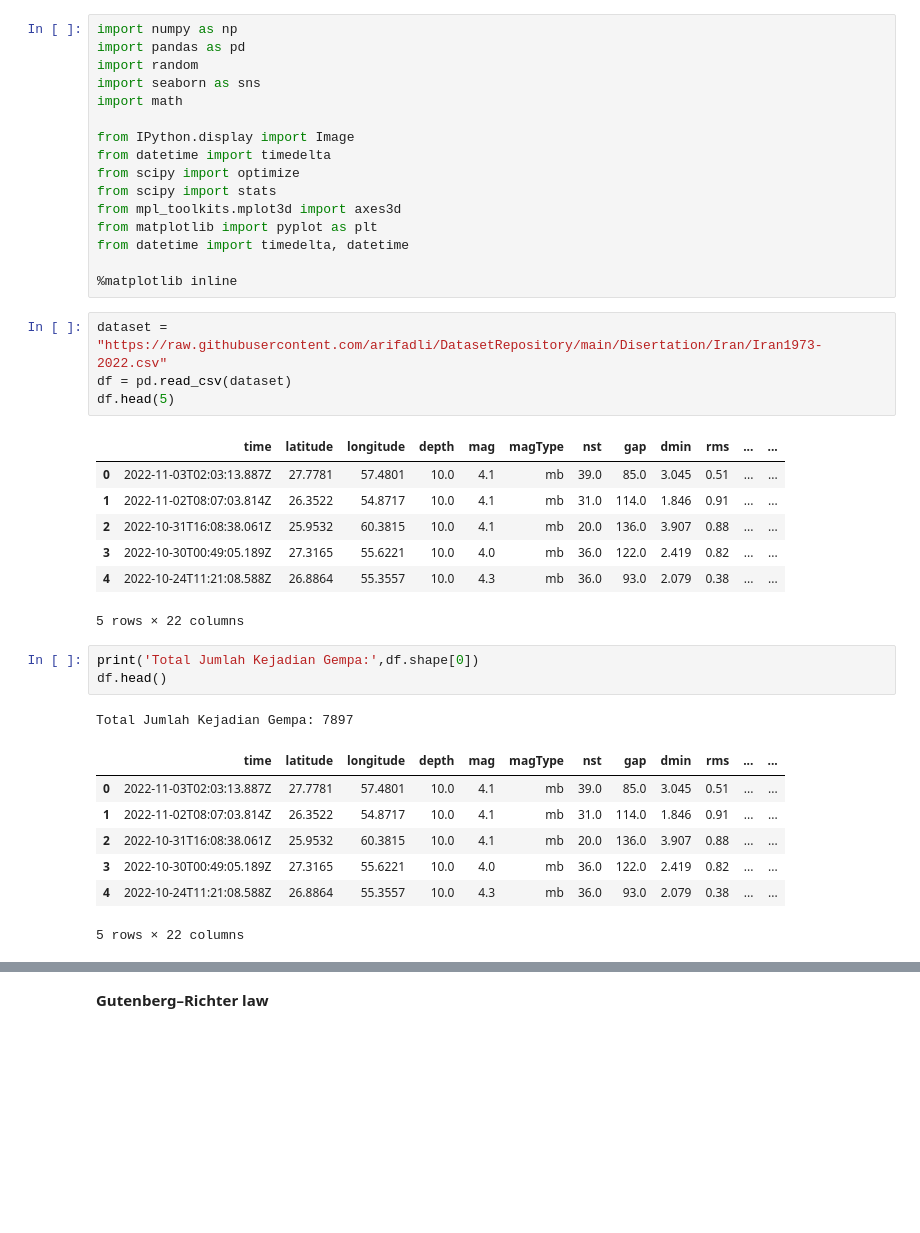
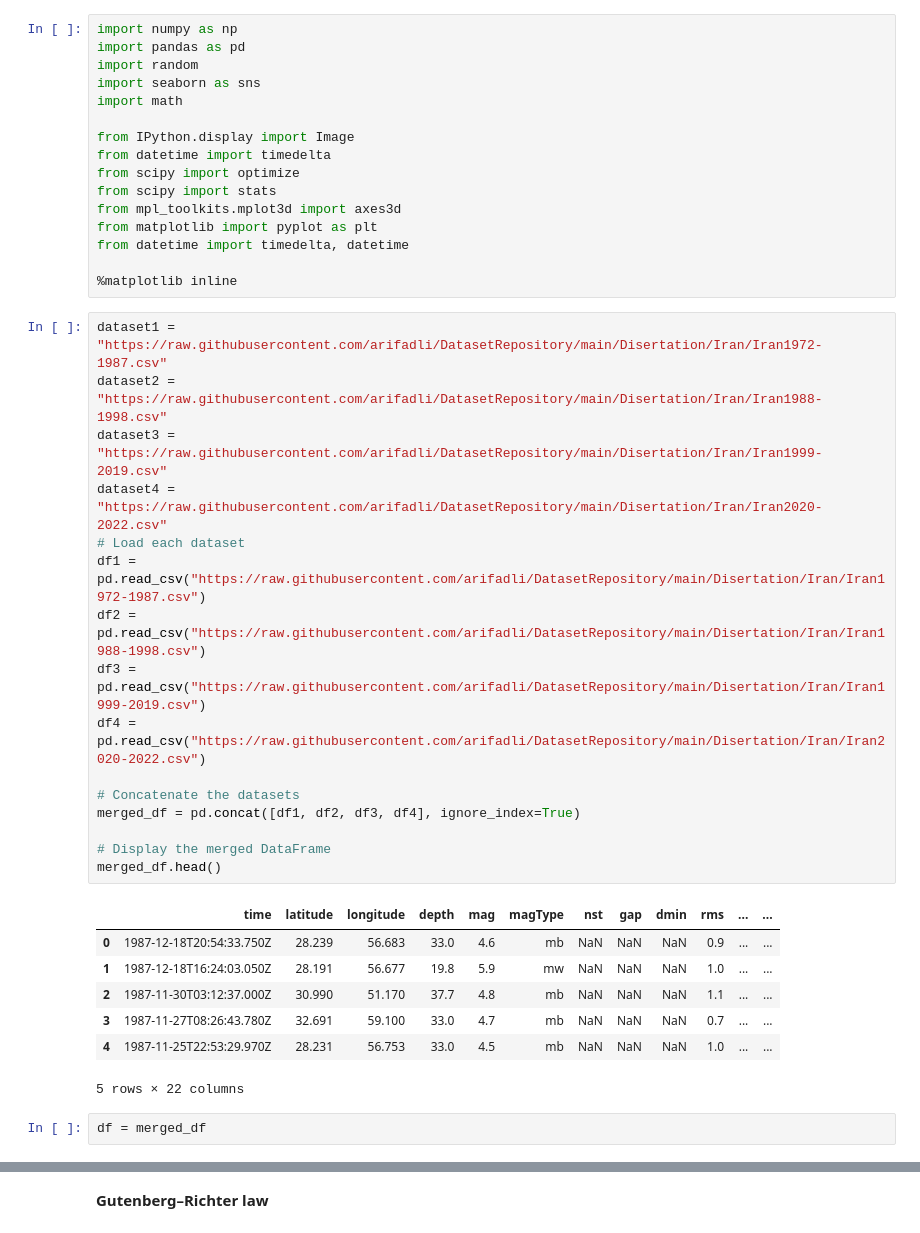
Before and after one commit to arifadli/Earthquake-Event-Analysis, a Jupyter notebook: Earthquake Research/Gutenberg Richter Law/Gutenberg Richter Law - Iran Earthquake.ipynb, the cells around one changed output, grey strips where cells are left out. Cells and saved outputs as stored; diff of their text form; blank space fills up the shorter version.

```diff
--- a/Earthquake Research/Gutenberg Richter Law/Gutenberg Richter Law - Iran Earthquake.ipynb
+++ b/Earthquake Research/Gutenberg Richter Law/Gutenberg Richter Law - Iran Earthquake.ipynb
@@ -16,30 +16,32 @@ from matplotlib import pyplot as plt
 from datetime import timedelta, datetime
 
 %matplotlib inline
-# %%
-dataset = "https://raw.githubusercontent.com/arifadli/DatasetRepository/main/Disertation/Iran/Iran1973-2022.csv"
-df = pd.read_csv(dataset)
-df.head(5)
-# %% [output]
-|  | time | latitude | longitude | depth | mag | magType | nst | gap | dmin | rms | ... | ... |
-| 0 | 2022-11-03T02:03:13.887Z | 27.7781 | 57.4801 | 10.0 | 4.1 | mb | 39.0 | 85.0 | 3.045 | 0.51 | ... | ... |
-| 1 | 2022-11-02T08:07:03.814Z | 26.3522 | 54.8717 | 10.0 | 4.1 | mb | 31.0 | 114.0 | 1.846 | 0.91 | ... | ... |
-| 2 | 2022-10-31T16:08:38.061Z | 25.9532 | 60.3815 | 10.0 | 4.1 | mb | 20.0 | 136.0 | 3.907 | 0.88 | ... | ... |
-| 3 | 2022-10-30T00:49:05.189Z | 27.3165 | 55.6221 | 10.0 | 4.0 | mb | 36.0 | 122.0 | 2.419 | 0.82 | ... | ... |
-| 4 | 2022-10-24T11:21:08.588Z | 26.8864 | 55.3557 | 10.0 | 4.3 | mb | 36.0 | 93.0 | 2.079 | 0.38 | ... | ... |
-5 rows × 22 columns
-# %%
-print('Total Jumlah Kejadian Gempa:',df.shape[0])
-df.head()
-# %% [output]
-Total Jumlah Kejadian Gempa: 7897
-|  | time | latitude | longitude | depth | mag | magType | nst | gap | dmin | rms | ... | ... |
-| 0 | 2022-11-03T02:03:13.887Z | 27.7781 | 57.4801 | 10.0 | 4.1 | mb | 39.0 | 85.0 | 3.045 | 0.51 | ... | ... |
-| 1 | 2022-11-02T08:07:03.814Z | 26.3522 | 54.8717 | 10.0 | 4.1 | mb | 31.0 | 114.0 | 1.846 | 0.91 | ... | ... |
-| 2 | 2022-10-31T16:08:38.061Z | 25.9532 | 60.3815 | 10.0 | 4.1 | mb | 20.0 | 136.0 | 3.907 | 0.88 | ... | ... |
-| 3 | 2022-10-30T00:49:05.189Z | 27.3165 | 55.6221 | 10.0 | 4.0 | mb | 36.0 | 122.0 | 2.419 | 0.82 | ... | ... |
-| 4 | 2022-10-24T11:21:08.588Z | 26.8864 | 55.3557 | 10.0 | 4.3 | mb | 36.0 | 93.0 | 2.079 | 0.38 | ... | ... |
-5 rows × 22 columns
+# %%
+dataset1 = "https://raw.githubusercontent.com/arifadli/DatasetRepository/main/Disertation/Iran/Iran1972-1987.csv"
+dataset2 = "https://raw.githubusercontent.com/arifadli/DatasetRepository/main/Disertation/Iran/Iran1988-1998.csv"
+dataset3 = "https://raw.githubusercontent.com/arifadli/DatasetRepository/main/Disertation/Iran/Iran1999-2019.csv"
+dataset4 = "https://raw.githubusercontent.com/arifadli/DatasetRepository/main/Disertation/Iran/Iran2020-2022.csv"
+# Load each dataset
+df1 = pd.read_csv("https://raw.githubusercontent.com/arifadli/DatasetRepository/main/Disertation/Iran/Iran1972-1987.csv")
+df2 = pd.read_csv("https://raw.githubusercontent.com/arifadli/DatasetRepository/main/Disertation/Iran/Iran1988-1998.csv")
+df3 = pd.read_csv("https://raw.githubusercontent.com/arifadli/DatasetRepository/main/Disertation/Iran/Iran1999-2019.csv")
+df4 = pd.read_csv("https://raw.githubusercontent.com/arifadli/DatasetRepository/main/Disertation/Iran/Iran2020-2022.csv")
+
+# Concatenate the datasets
+merged_df = pd.concat([df1, df2, df3, df4], ignore_index=True)
+
+# Display the merged DataFrame
+merged_df.head()
+# %% [output]
+|  | time | latitude | longitude | depth | mag | magType | nst | gap | dmin | rms | ... | ... |
+| 0 | 1987-12-18T20:54:33.750Z | 28.239 | 56.683 | 33.0 | 4.6 | mb | NaN | NaN | NaN | 0.9 | ... | ... |
+| 1 | 1987-12-18T16:24:03.050Z | 28.191 | 56.677 | 19.8 | 5.9 | mw | NaN | NaN | NaN | 1.0 | ... | ... |
+| 2 | 1987-11-30T03:12:37.000Z | 30.990 | 51.170 | 37.7 | 4.8 | mb | NaN | NaN | NaN | 1.1 | ... | ... |
+| 3 | 1987-11-27T08:26:43.780Z | 32.691 | 59.100 | 33.0 | 4.7 | mb | NaN | NaN | NaN | 0.7 | ... | ... |
+| 4 | 1987-11-25T22:53:29.970Z | 28.231 | 56.753 | 33.0 | 4.5 | mb | NaN | NaN | NaN | 1.0 | ... | ... |
+5 rows × 22 columns
+# %%
+df = merged_df
 # %%
 # daftar jenis magnitude
 df['magType'].value_counts()
```
Also changed, not shown: parts of 8 cells of this notebook.
